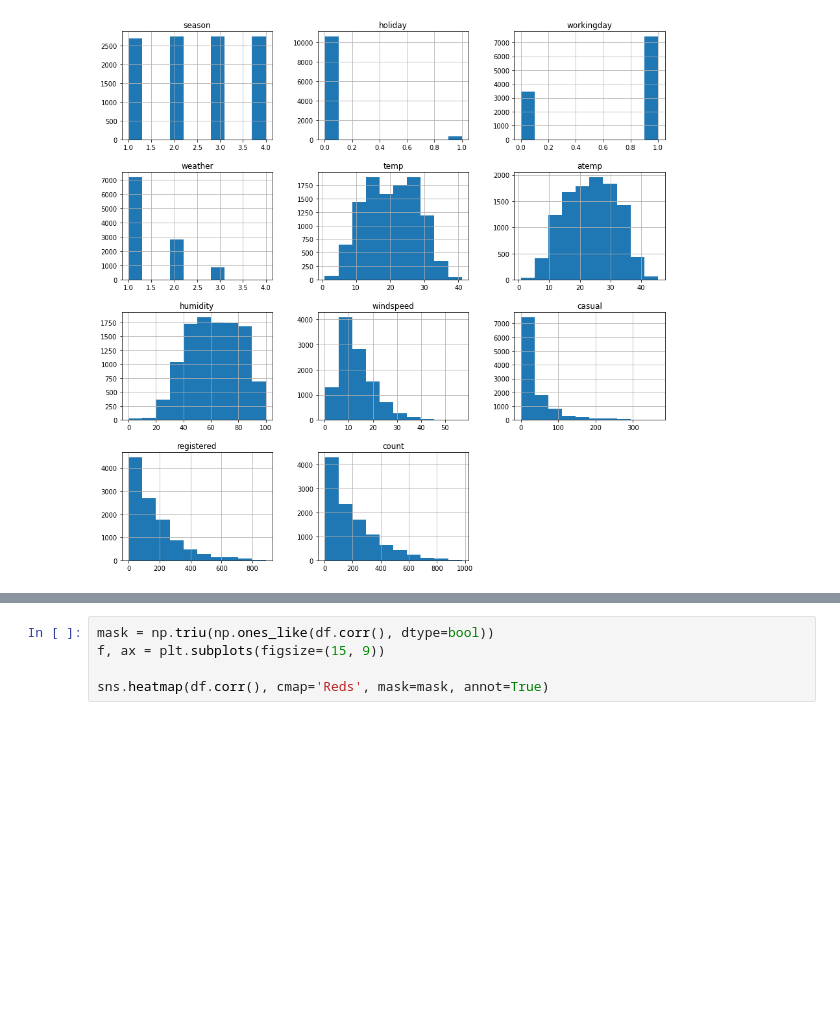
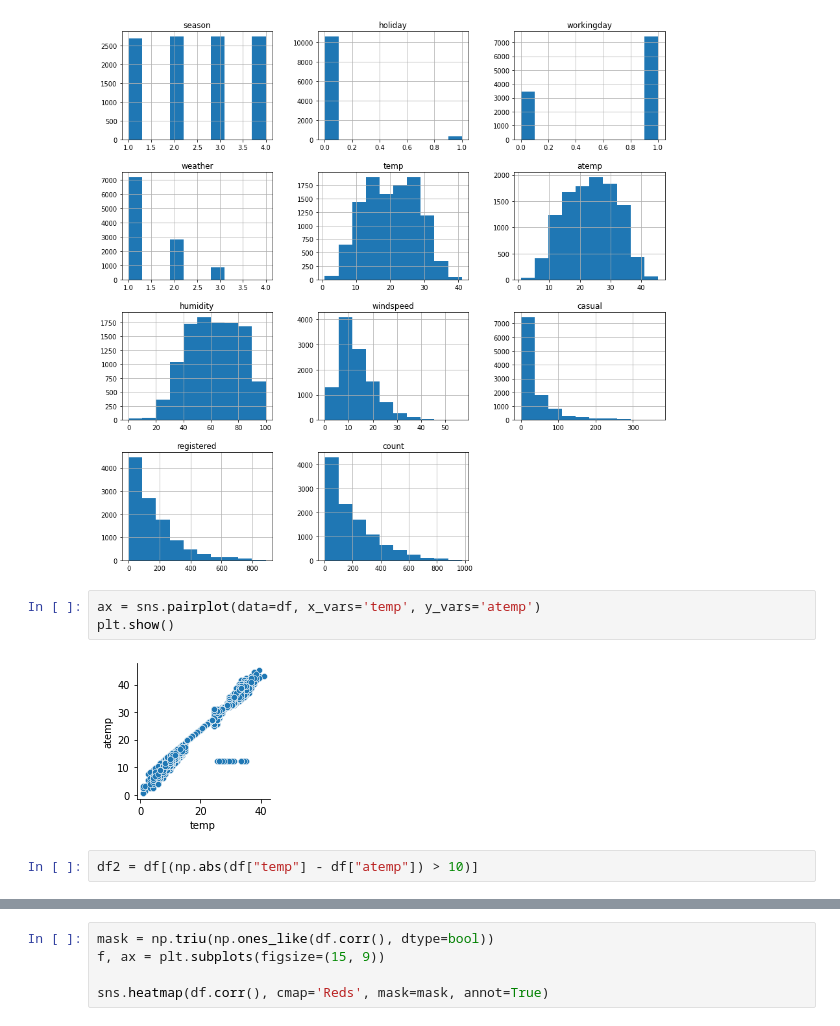
Before and after one commit to HumanBojack/Bike-usage-prediction, a Jupyter notebook: solo_work/romain/data_analysis.ipynb, the cells around one changed output, grey strips where cells are left out. Cells and saved outputs as stored; diff of their text form; blank space fills up the shorter version.

```diff
--- a/solo_work/romain/data_analysis.ipynb
+++ b/solo_work/romain/data_analysis.ipynb
@@ -49,3 +49,10 @@ array([[<AxesSubplot:title={'center':'season'}>,
         <AxesSubplot:title={'center':'count'}>, <AxesSubplot:>]],
       dtype=object)
 [figure]
+# %%
+ax = sns.pairplot(data=df, x_vars='temp', y_vars='atemp')
+plt.show()
+# %% [output]
+[figure, added]
+# %%
+df2 = df[(np.abs(df["temp"] - df["atemp"]) > 10)]
```
Also changed, not shown: parts of 1 cell of this notebook, 3 other files.
